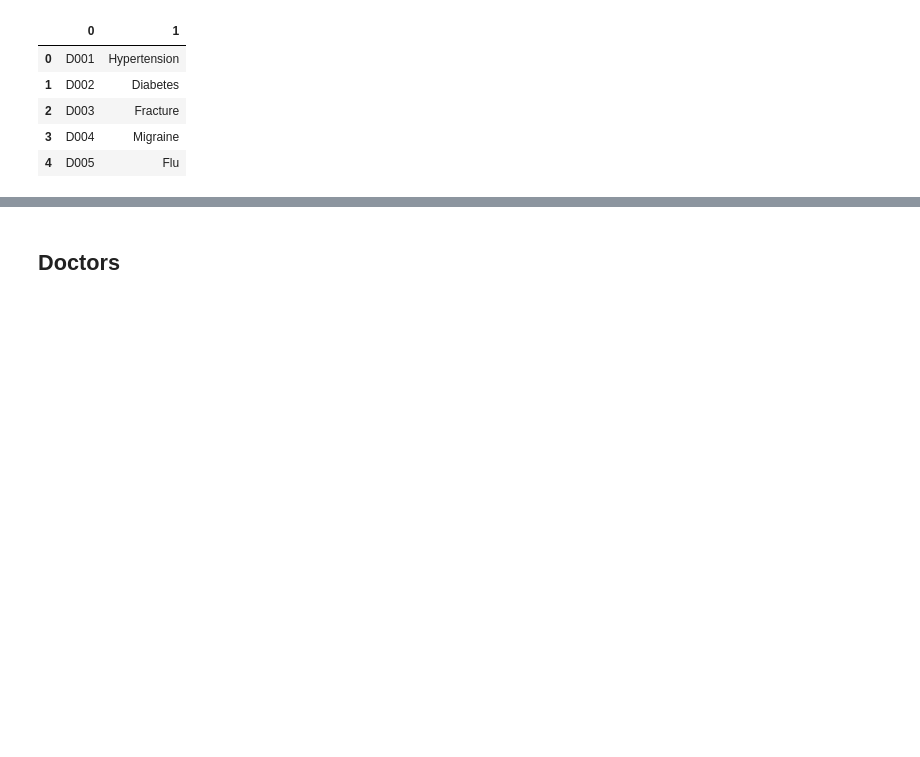
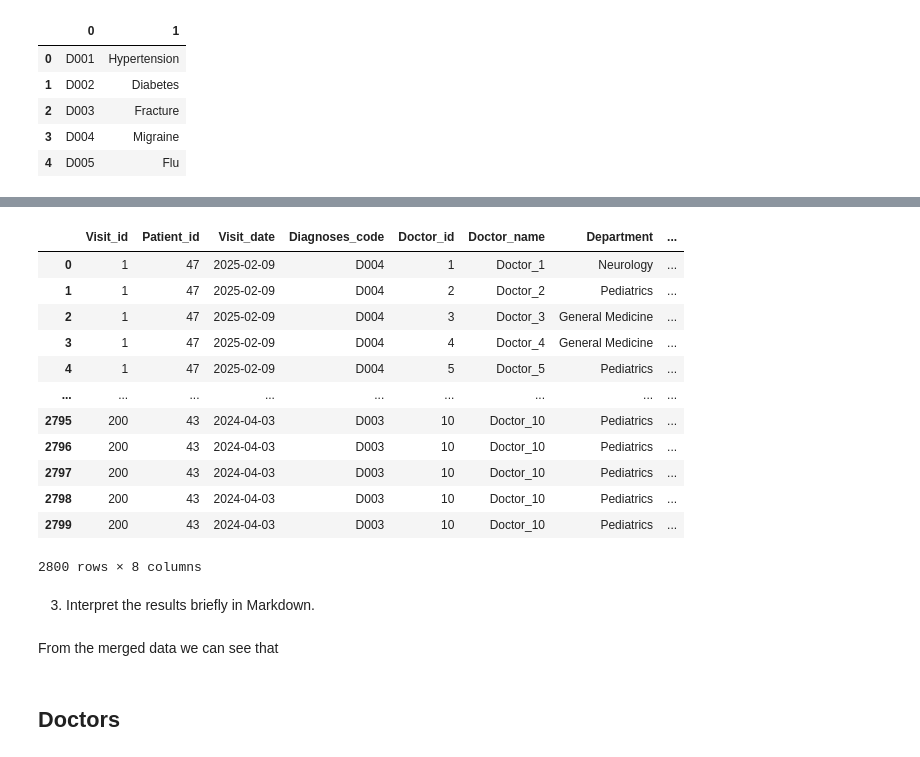
Before and after one commit to Impact-Insights/Data-Engineering-Projects, a Jupyter notebook: Health Tech Analytics/health_tech_analytics.ipynb, the cells around one changed output, grey strips where cells are left out. Cells and saved outputs as stored; diff of their text form; code cells hidden in the pictures; blank space fills up the shorter version.

```diff
--- a/Health Tech Analytics/health_tech_analytics.ipynb
+++ b/Health Tech Analytics/health_tech_analytics.ipynb
@@ -65,0 +88,5 @@ pd.DataFrame(diagnoses)
+# %%
+cursor.execute('SELECT * FROM visits, doctors FULL JOIN diagnoses ON visits.doctor_id = doctors.doctor_id;')
+results = cursor.fetchall()
+results
+#cursor.execute('SELECT * FROM visits;')
@@ -66,3 +111,27 @@ pd.DataFrame(diagnoses)
+# %%
+results = pd.DataFrame(results, columns=['Visit_id', 'Patient_id', 'Visit_date', 'Doctor_id_1', 'Diagnoses_code', 'Doctor_id', "Doctor_name", "Department", "4", "Diagnoses_description"])
+results.drop(columns=['Doctor_id_1', '4'], inplace=True)
+results
+# %% [output]
+|  | Visit_id | Patient_id | Visit_date | Diagnoses_code | Doctor_id | Doctor_name | Department | ... |
+| 0 | 1 | 47 | 2025-02-09 | D004 | 1 | Doctor_1 | Neurology | ... |
+| 1 | 1 | 47 | 2025-02-09 | D004 | 2 | Doctor_2 | Pediatrics | ... |
+| 2 | 1 | 47 | 2025-02-09 | D004 | 3 | Doctor_3 | General Medicine | ... |
+| 3 | 1 | 47 | 2025-02-09 | D004 | 4 | Doctor_4 | General Medicine | ... |
+| 4 | 1 | 47 | 2025-02-09 | D004 | 5 | Doctor_5 | Pediatrics | ... |
+| ... | ... | ... | ... | ... | ... | ... | ... | ... |
+| 2795 | 200 | 43 | 2024-04-03 | D003 | 10 | Doctor_10 | Pediatrics | ... |
+| 2796 | 200 | 43 | 2024-04-03 | D003 | 10 | Doctor_10 | Pediatrics | ... |
+| 2797 | 200 | 43 | 2024-04-03 | D003 | 10 | Doctor_10 | Pediatrics | ... |
+| 2798 | 200 | 43 | 2024-04-03 | D003 | 10 | Doctor_10 | Pediatrics | ... |
+| 2799 | 200 | 43 | 2024-04-03 | D003 | 10 | Doctor_10 | Pediatrics | ... |
+2800 rows × 8 columns
+# %% [markdown]
+
+
+3. Interpret the results briefly in Markdown.
+# %% [markdown]
+From the merged data we can see that
 # %% [markdown]
 ## Doctors
 # %%
```
Also changed, not shown: parts of 9 cells of this notebook.
